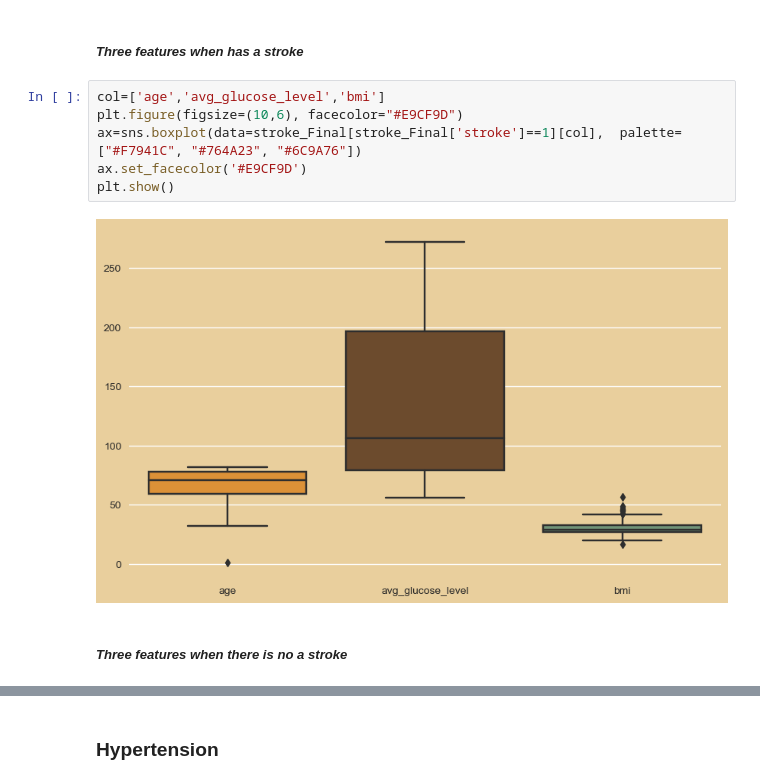
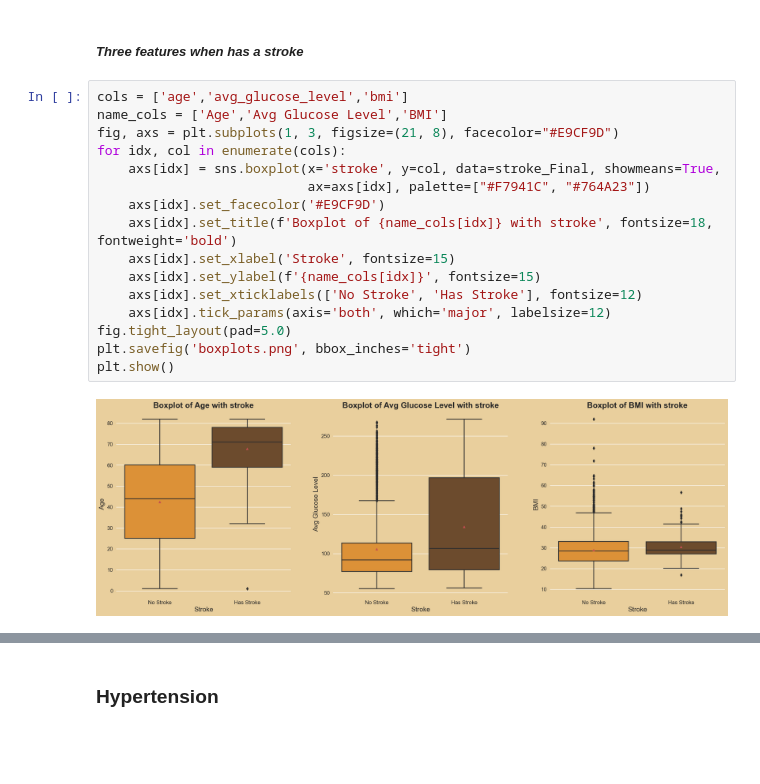
Before and after one commit to HoaNguyen710/PYTHON_FOR_DATA_SCIENCE, a Jupyter notebook: model.ipynb, the cells around one changed output, grey strips where cells are left out. Cells and saved outputs as stored; diff of their text form; blank space fills up the shorter version.

```diff
--- a/model.ipynb
+++ b/model.ipynb
@@ -337,12 +341,20 @@ Non_stroke["index"]= range(1, len(Non_stroke) + 1)
 # %% [markdown]
 ##### *Three features when has a stroke*
 # %%
-col=['age','avg_glucose_level','bmi']
-plt.figure(figsize=(10,6), facecolor="#E9CF9D")
-ax=sns.boxplot(data=stroke_Final[stroke_Final['stroke']==1][col],  palette=["#F7941C", "#764A23", "#6C9A76"])
-ax.set_facecolor('#E9CF9D')
+cols = ['age','avg_glucose_level','bmi']
+name_cols = ['Age','Avg Glucose Level','BMI']
+fig, axs = plt.subplots(1, 3, figsize=(21, 8), facecolor="#E9CF9D")
+for idx, col in enumerate(cols):
+    axs[idx] = sns.boxplot(x='stroke', y=col, data=stroke_Final, showmeans=True,
+                           ax=axs[idx], palette=["#F7941C", "#764A23"])
+    axs[idx].set_facecolor('#E9CF9D')
+    axs[idx].set_title(f'Boxplot of {name_cols[idx]} with stroke', fontsize=18, fontweight='bold')
+    axs[idx].set_xlabel('Stroke', fontsize=15)
+    axs[idx].set_ylabel(f'{name_cols[idx]}', fontsize=15)
+    axs[idx].set_xticklabels(['No Stroke', 'Has Stroke'], fontsize=12)
+    axs[idx].tick_params(axis='both', which='major', labelsize=12)
+fig.tight_layout(pad=5.0)
+plt.savefig('boxplots.png', bbox_inches='tight')
 plt.show()
 # %% [output]
-[figure, old version]
+[figure, new version]
-# %% [markdown]
-##### *Three features when there is no a stroke*
```
Also changed, not shown: parts of 40 cells of this notebook, 3 other files.
